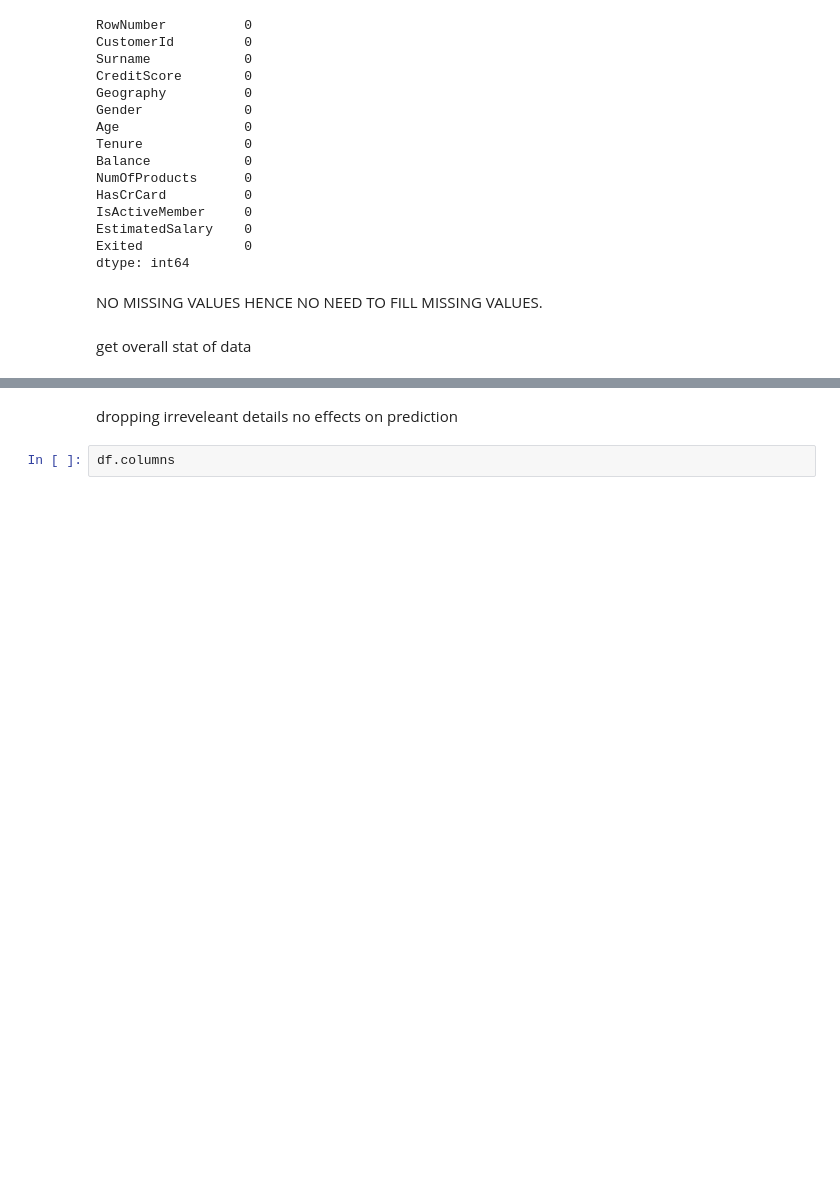
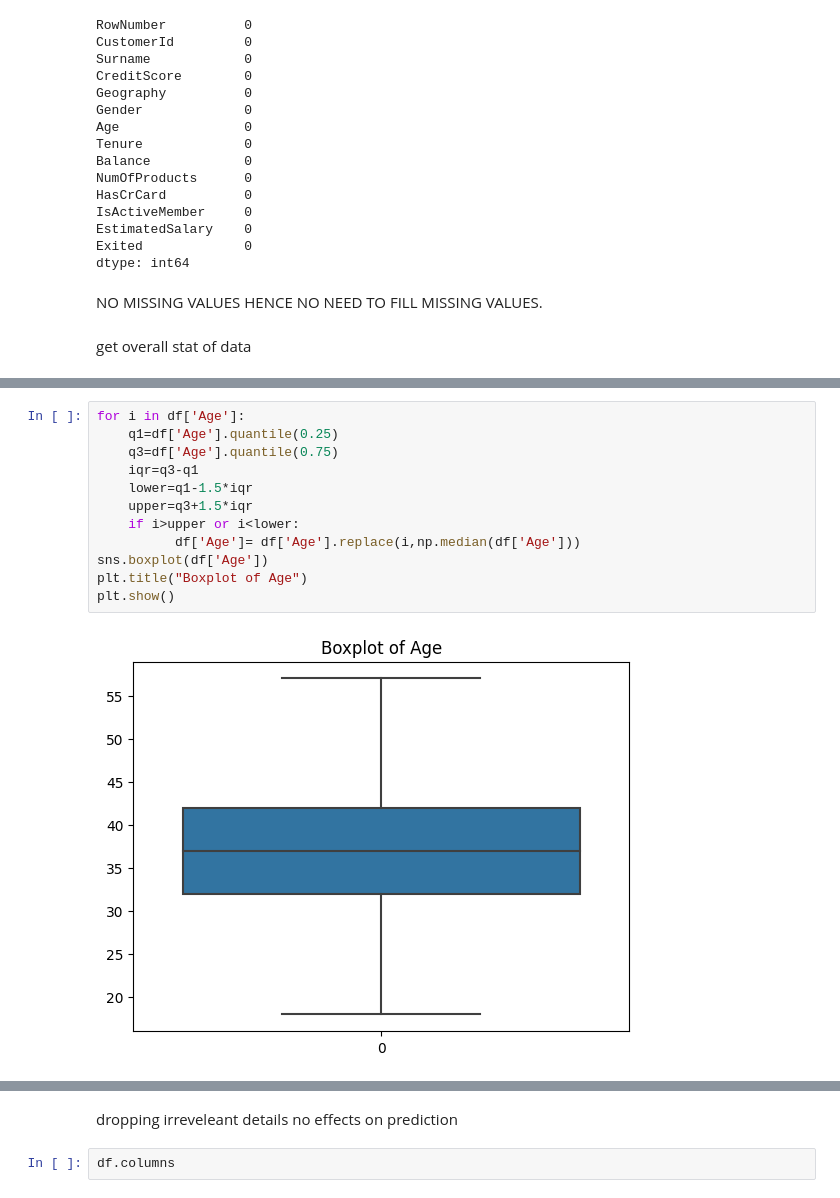
Before and after one commit to Neha-Seirah/ML-Activities-, a Jupyter notebook: churning.ipynb, the cells around one changed output, grey strips where cells are left out. Drawn from its saved outputs; the diff is of its cells as text; blank space fills up the shorter version.

```diff
--- a/churning.ipynb
+++ b/churning.ipynb
@@ -77,0 +105,14 @@ df.describe()
+# %%
+for i in df['Age']:
+    q1=df['Age'].quantile(0.25)
+    q3=df['Age'].quantile(0.75)
+    iqr=q3-q1
+    lower=q1-1.5*iqr
+    upper=q3+1.5*iqr
+    if i>upper or i<lower:
+          df['Age']= df['Age'].replace(i,np.median(df['Age']))
+sns.boxplot(df['Age'])
+plt.title("Boxplot of Age")
+plt.show()
+# %% [output]
+[figure, added]
```
Also changed, not shown: parts of 6 cells of this notebook.
